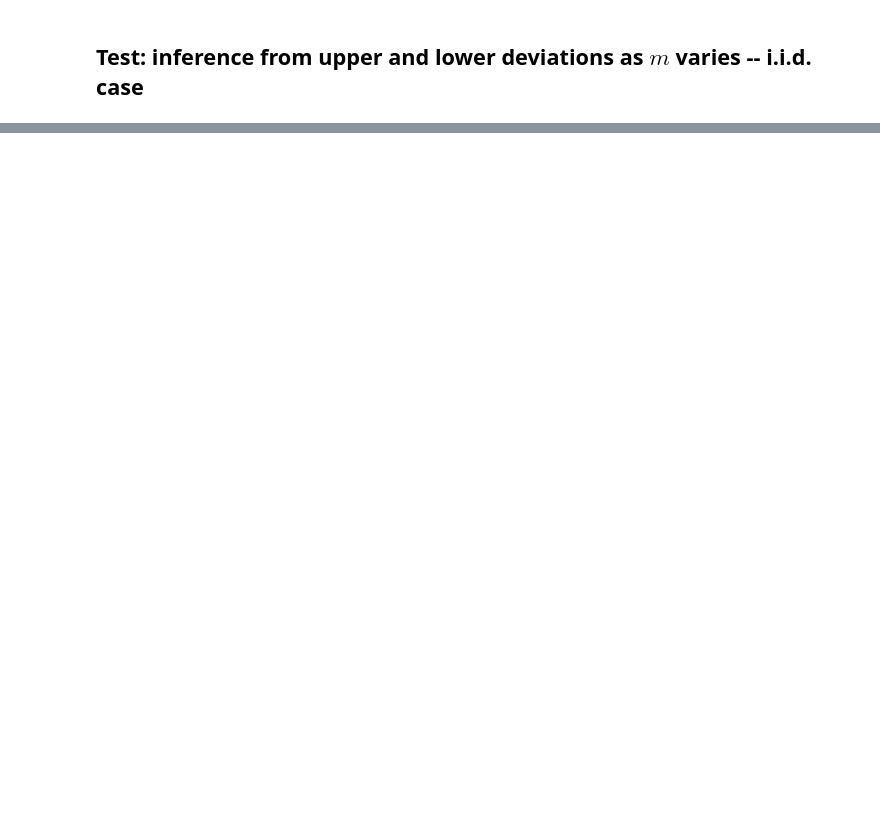
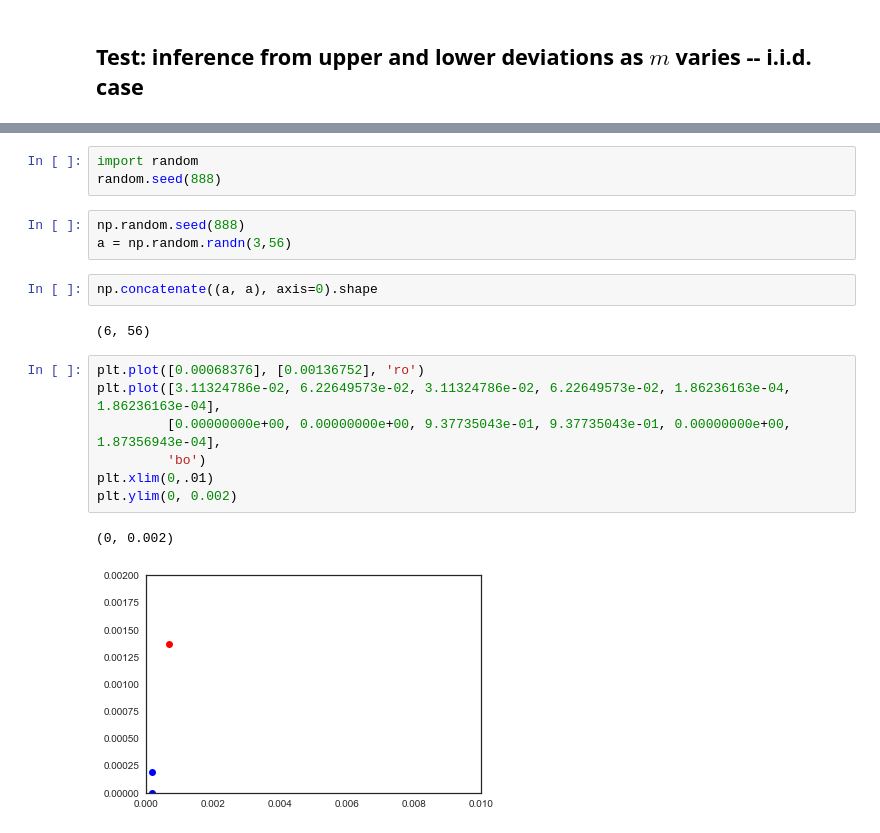
Before and after one commit to sylvaingchassang/missing_bids, a Jupyter notebook: example_tsuchiura.ipynb, the cells around one changed output, grey strips where cells are left out. Saved outputs shown, nothing was run; the diff lists cells and outputs as text; blank space fills up the shorter version.

```diff
--- a/example_tsuchiura.ipynb
+++ b/example_tsuchiura.ipynb
@@ -108,0 +88,20 @@ list_p_c[1]
+# %%
+import random
+random.seed(888)
+# %%
+np.random.seed(888)
+a = np.random.randn(3,56)
+# %%
+np.concatenate((a, a), axis=0).shape
+# %% [output]
+(6, 56)
+# %%
+plt.plot([0.00068376], [0.00136752], 'ro')
+plt.plot([3.11324786e-02, 6.22649573e-02, 3.11324786e-02, 6.22649573e-02, 1.86236163e-04, 1.86236163e-04],
+         [0.00000000e+00, 0.00000000e+00, 9.37735043e-01, 9.37735043e-01, 0.00000000e+00, 1.87356943e-04],
+         'bo')
+plt.xlim(0,.01)
+plt.ylim(0, 0.002)
+# %% [output]
+(0, 0.002)
+[figure, added]
```
Also changed, not shown: parts of 12 cells of this notebook, 5 other files.
